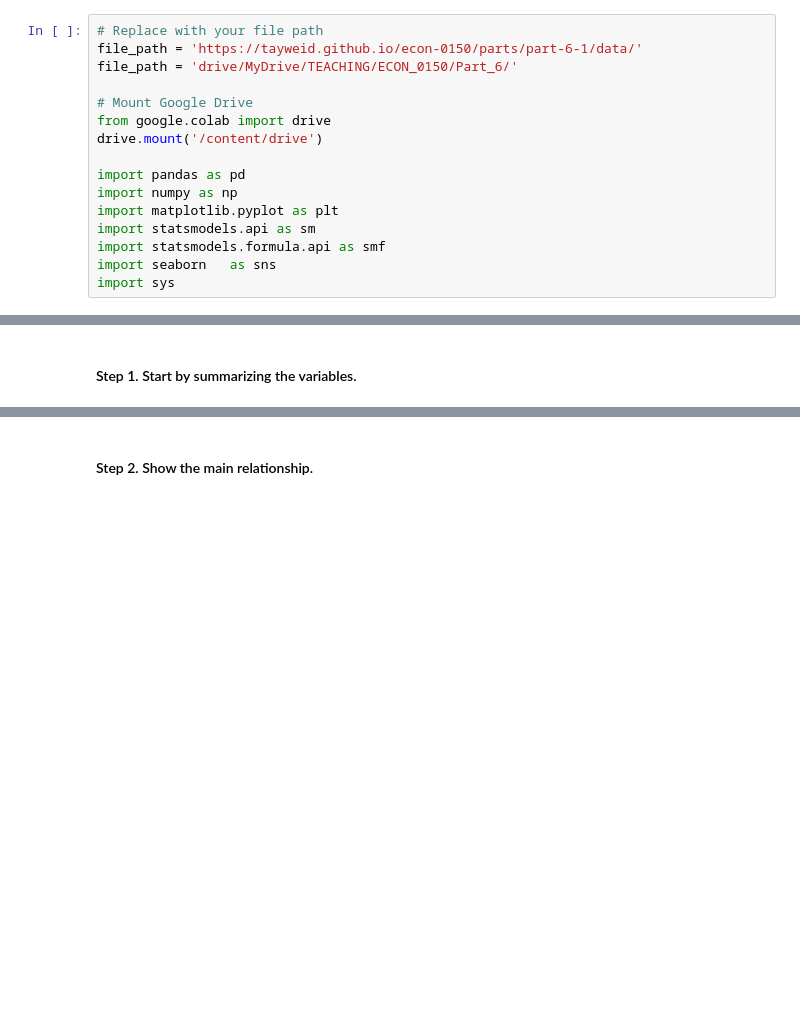
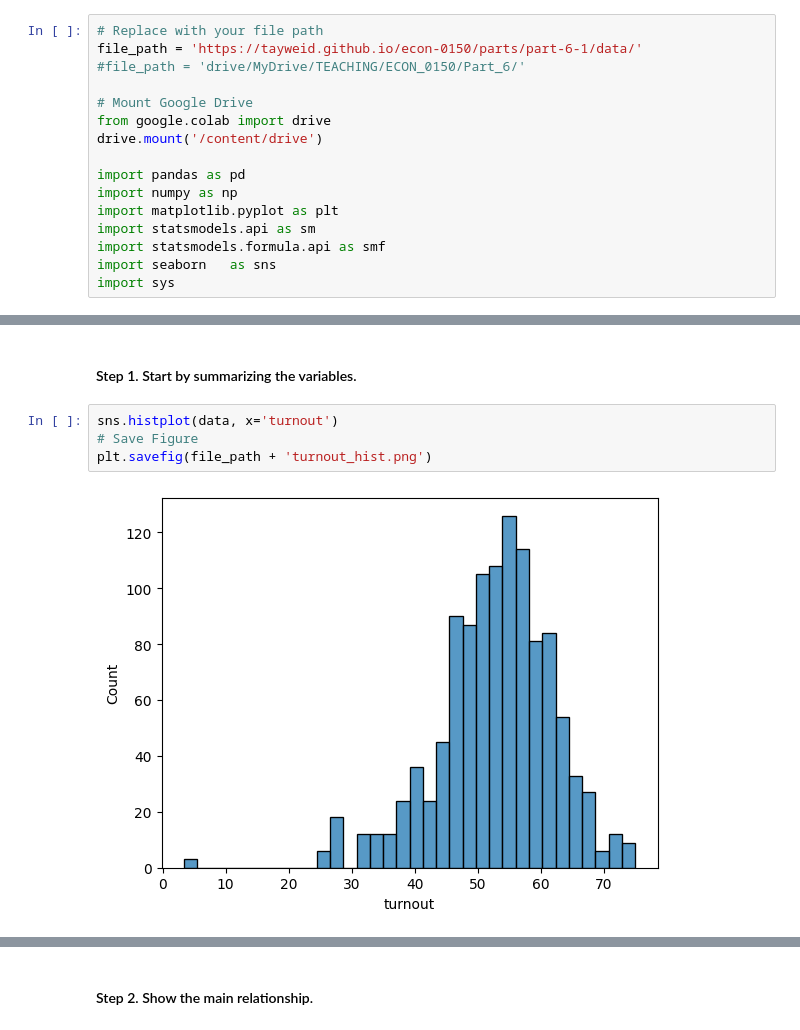
Before and after one commit to tayweid/tayweid.github.io, a Jupyter notebook: econ-0150/parts/part-6-1/Exercise_6_1.ipynb, the cells around one changed output, grey strips where cells are left out. Drawn from its saved outputs; the diff is of its cells as text; blank space fills up the shorter version.

```diff
--- a/econ-0150/parts/part-6-1/Exercise_6_1.ipynb
+++ b/econ-0150/parts/part-6-1/Exercise_6_1.ipynb
@@ -1,7 +1,7 @@
 # %%
 # Replace with your file path
 file_path = 'https://tayweid.github.io/econ-0150/parts/part-6-1/data/'
-file_path = 'drive/MyDrive/TEACHING/ECON_0150/Part_6/'
+#file_path = 'drive/MyDrive/TEACHING/ECON_0150/Part_6/'
 
 # Mount Google Drive
 from google.colab import drive
@@ -130,3 +128,9 @@ data.head()
 | 1015 | 2012 | ALABAMA | AL | CALHOUN | 1015.0 | US PRESIDENT | MITT ROMNEY | REPUBLICAN | 30278 | ... |
 # %% [markdown]
 #### Step 1. Start by summarizing the variables.
+# %%
+sns.histplot(data, x='turnout')
+# Save Figure
+plt.savefig(file_path + 'turnout_hist.png')
+# %% [output]
+[figure, added]
```
Also changed, not shown: parts of 5 cells of this notebook, 6 other files.
